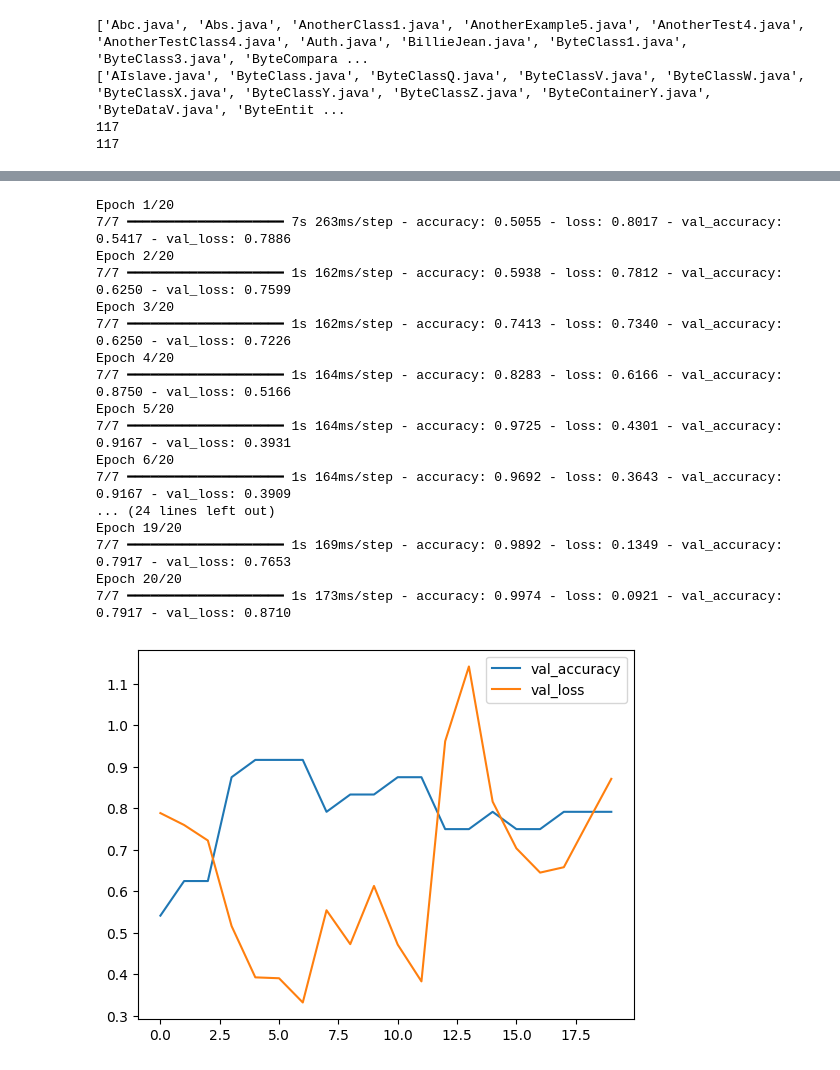
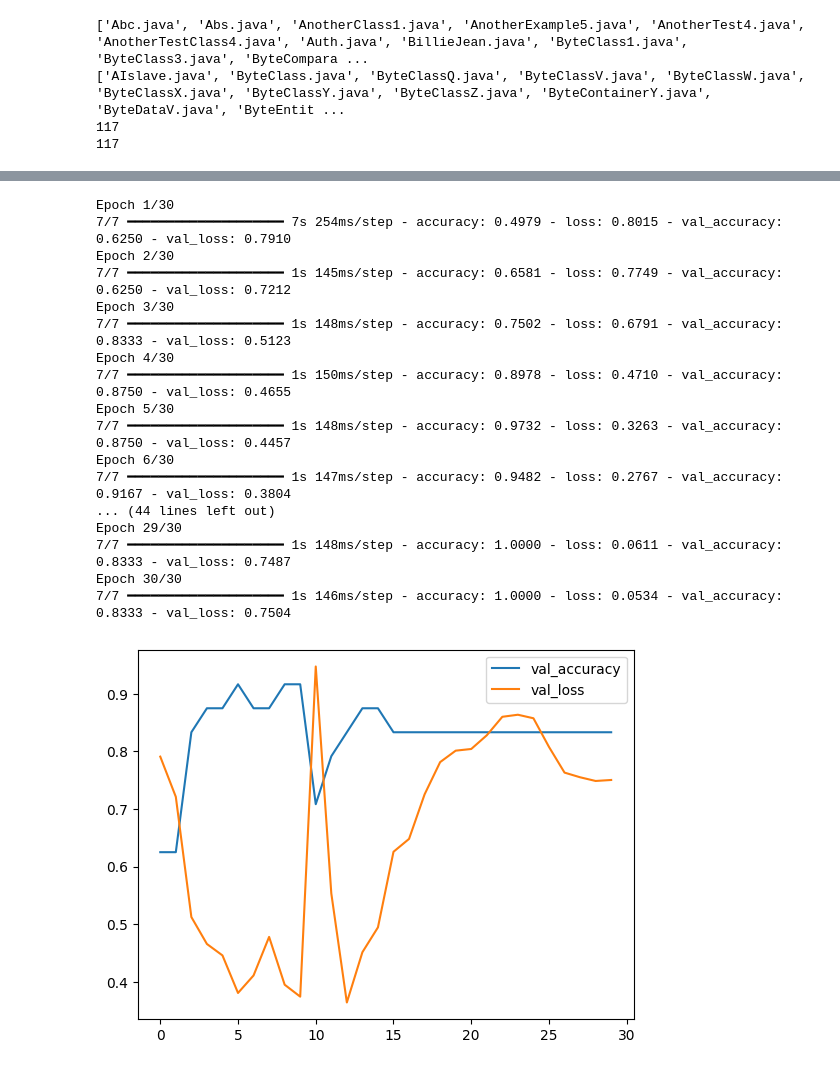
Before and after one commit to vivaat/hacka_2024, a Jupyter notebook: RNN_network_PVS.ipynb, the cells around one changed output, grey strips where cells are left out. Saved outputs shown, nothing was run; the diff lists cells and outputs as text; code cells hidden in the pictures.

```diff
--- a/RNN_network_PVS.ipynb
+++ b/RNN_network_PVS.ipynb
@@ -405,0 +417,15 @@ Token(type=<TokenType.Syntax: 1>, value='}')
+# %%
+counter_dictionary = create_counter_dictionary()
+vocabulary = dict()
+X = []
+y = []
+
+for file in tp_files:
+    vector, vocabulary = createVectorFromFileAndUpdateDict(file.path, vocabulary, counter_dictionary)
+    X.append(vector)
+    y.append(int(file.label))
+
+for file in fp_files:
+    vector, vocabulary = createVectorFromFileAndUpdateDict(file.path, vocabulary, counter_dictionary)
+    X.append(vector)
+    y.append(int(file.label))
@@ -602,4 +755,26 @@ def modelFit(X, y, voc, epochs, checkpoint_path, part):
 # %%
-EPOCHS = 20
+EPOCHS = 30
 batch_size = 2
-checkpoint_path = "./model/checkpoint.weights.h5"
+checkpoint_path = "./model/checkpointTokenizer.weights.h5"
+enumerated_dictionary = {}
+
+for token, value in vocabulary.items():
+    enumerated_dictionary[token.value] = value
+# %%
+voc = max(enumerated_dictionary.values())
+new_vocabulary = []
+for i in range(voc):
+    for key, value in enumerated_dictionary.items():
+        isAdded = False
+        if (i == value):
+            new_vocabulary.append(key)
+            isAdded = True
+            break;
+    if (isAdded == False):
+        new_vocabulary.append("")
+counter = 0;
+for value in new_vocabulary:
+    if (value != ""):
+        counter+=1
+print(counter)
+print(len(new_vocabulary))
@@ -606,22 +784,22 @@ checkpoint_path = "./model/checkpoint.weights.h5"
 # %%
-x_train, x_test, y_train, y_test = modelFit(Xtp, ytp, enumerated_dictionary, EPOCHS, checkpoint_path, 0.1)
+x_train, x_test, y_train, y_test = modelFit(X, y, new_vocabulary, EPOCHS, checkpoint_path, 0.1)
 # %% [output]
-Epoch 1/20
-7/7 ━━━━━━━━━━━━━━━━━━━━ 7s 263ms/step - accuracy: 0.5055 - loss: 0.8017 - val_accuracy: 0.5417 - val_loss: 0.7886
-Epoch 2/20
-7/7 ━━━━━━━━━━━━━━━━━━━━ 1s 162ms/step - accuracy: 0.5938 - loss: 0.7812 - val_accuracy: 0.6250 - val_loss: 0.7599
-Epoch 3/20
-7/7 ━━━━━━━━━━━━━━━━━━━━ 1s 162ms/step - accuracy: 0.7413 - loss: 0.7340 - val_accuracy: 0.6250 - val_loss: 0.7226
-Epoch 4/20
-7/7 ━━━━━━━━━━━━━━━━━━━━ 1s 164ms/step - accuracy: 0.8283 - loss: 0.6166 - val_accuracy: 0.8750 - val_loss: 0.5166
-Epoch 5/20
-7/7 ━━━━━━━━━━━━━━━━━━━━ 1s 164ms/step - accuracy: 0.9725 - loss: 0.4301 - val_accuracy: 0.9167 - val_loss: 0.3931
-Epoch 6/20
-7/7 ━━━━━━━━━━━━━━━━━━━━ 1s 164ms/step - accuracy: 0.9692 - loss: 0.3643 - val_accuracy: 0.9167 - val_loss: 0.3909
-... (24 lines left out)
-Epoch 19/20
-7/7 ━━━━━━━━━━━━━━━━━━━━ 1s 169ms/step - accuracy: 0.9892 - loss: 0.1349 - val_accuracy: 0.7917 - val_loss: 0.7653
-Epoch 20/20
-7/7 ━━━━━━━━━━━━━━━━━━━━ 1s 173ms/step - accuracy: 0.9974 - loss: 0.0921 - val_accuracy: 0.7917 - val_loss: 0.8710
+Epoch 1/30
+7/7 ━━━━━━━━━━━━━━━━━━━━ 7s 254ms/step - accuracy: 0.4979 - loss: 0.8015 - val_accuracy: 0.6250 - val_loss: 0.7910
+Epoch 2/30
+7/7 ━━━━━━━━━━━━━━━━━━━━ 1s 145ms/step - accuracy: 0.6581 - loss: 0.7749 - val_accuracy: 0.6250 - val_loss: 0.7212
+Epoch 3/30
+7/7 ━━━━━━━━━━━━━━━━━━━━ 1s 148ms/step - accuracy: 0.7502 - loss: 0.6791 - val_accuracy: 0.8333 - val_loss: 0.5123
+Epoch 4/30
+7/7 ━━━━━━━━━━━━━━━━━━━━ 1s 150ms/step - accuracy: 0.8978 - loss: 0.4710 - val_accuracy: 0.8750 - val_loss: 0.4655
+Epoch 5/30
+7/7 ━━━━━━━━━━━━━━━━━━━━ 1s 148ms/step - accuracy: 0.9732 - loss: 0.3263 - val_accuracy: 0.8750 - val_loss: 0.4457
+Epoch 6/30
+7/7 ━━━━━━━━━━━━━━━━━━━━ 1s 147ms/step - accuracy: 0.9482 - loss: 0.2767 - val_accuracy: 0.9167 - val_loss: 0.3804
+... (44 lines left out)
+Epoch 29/30
+7/7 ━━━━━━━━━━━━━━━━━━━━ 1s 148ms/step - accuracy: 1.0000 - loss: 0.0611 - val_accuracy: 0.8333 - val_loss: 0.7487
+Epoch 30/30
+7/7 ━━━━━━━━━━━━━━━━━━━━ 1s 146ms/step - accuracy: 1.0000 - loss: 0.0534 - val_accuracy: 0.8333 - val_loss: 0.7504
-[figure, old version]
+[figure, new version]
 # %%
```
Also changed, not shown: parts of 27 cells of this notebook.
